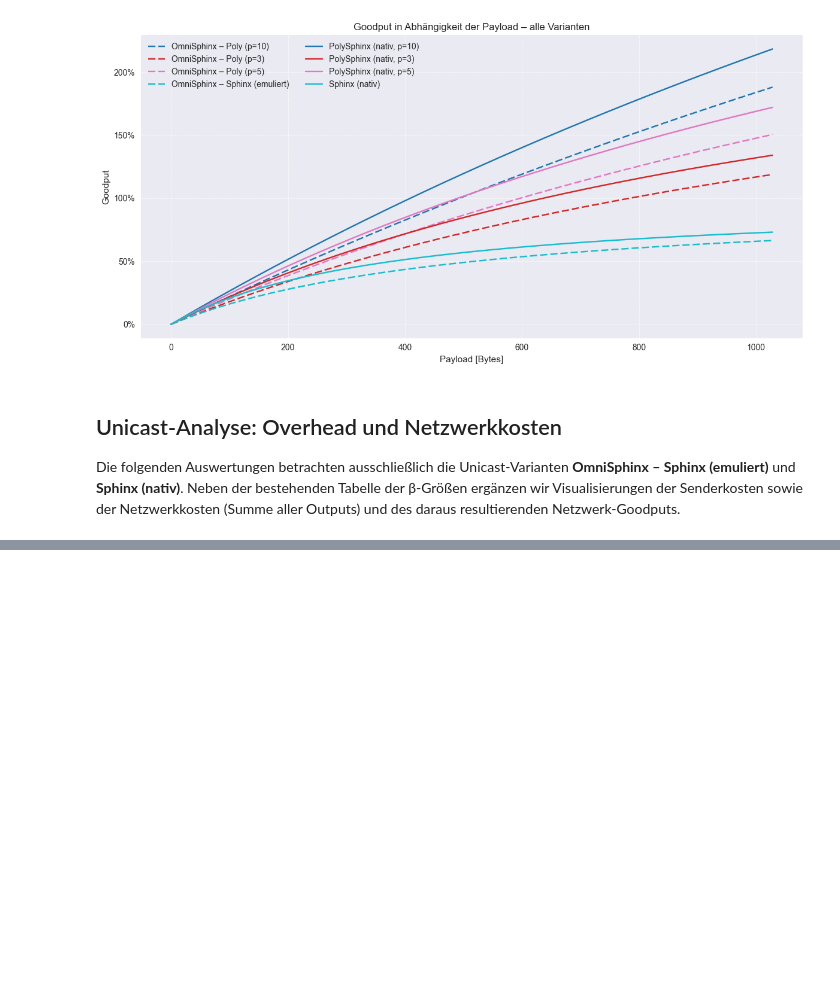
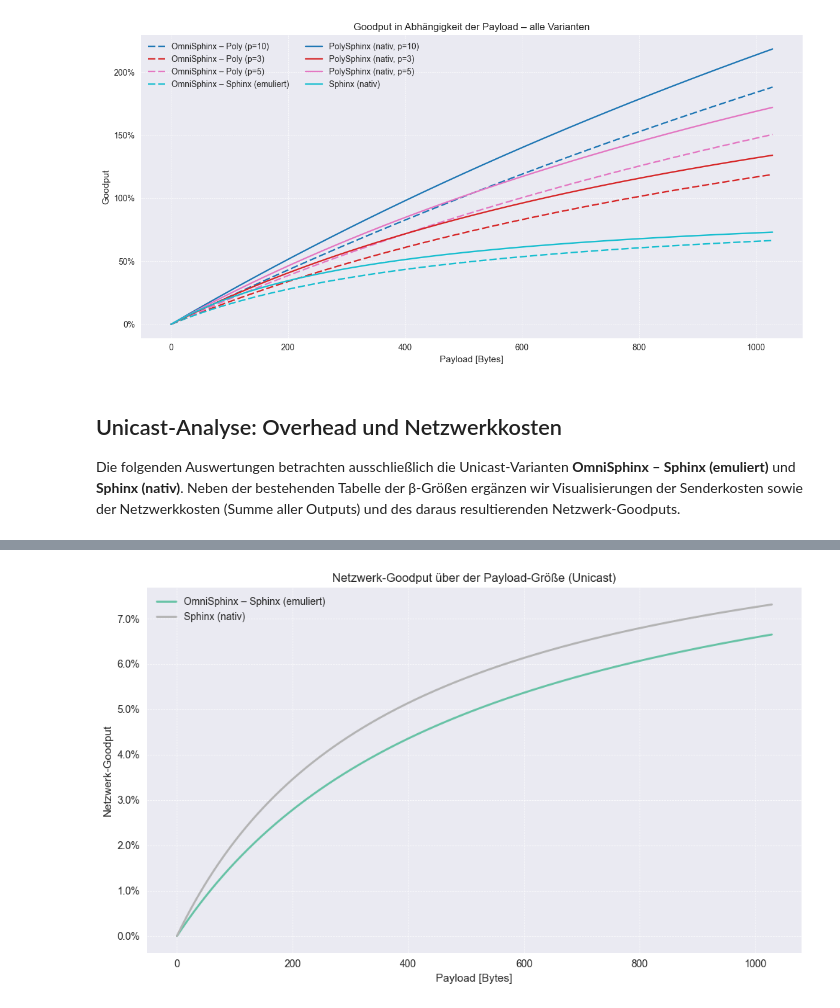
Before and after one commit to kit-ps/OmniSphinx, a Jupyter notebook: size_evaluation.ipynb, the cells around one changed output, grey strips where cells are left out. Drawn from its saved outputs; the diff is of its cells as text; code cells hidden in the pictures; blank space fills up the shorter version.

```diff
--- a/size_evaluation.ipynb
+++ b/size_evaluation.ipynb
@@ -631,0 +565,27 @@ plt.show()
+# %%
+# Parameter
+figsize = (10, 6)
+title = "Netzwerk-Goodput über der Payload-Größe (Unicast)"
+x_label = "Payload [Bytes]"
+y_label = "Netzwerk-Goodput"
+
+fig, ax = plt.subplots(figsize=figsize)
+for variant_name, group in unicast_payload_metrics_df.groupby("Variante"):
+    sorted_group = group.sort_values("Payload [B]")
+    ax.plot(
+        sorted_group["Payload [B]"],
+        sorted_group["Netzwerk-Goodput"],
+        label=variant_name,
+        color=unicast_color_map[variant_name],
+        linewidth=2,
+    )
+ax.set_title(title)
+ax.set_xlabel(x_label)
+ax.set_ylabel(y_label)
+ax.yaxis.set_major_formatter(mtick.PercentFormatter(1.0))
+ax.grid(True, linestyle="--", linewidth=0.5)
+ax.legend()
+fig.tight_layout()
+plt.show()
+# %% [output]
+[figure, added]
```
Also changed, not shown: parts of 7 cells of this notebook.
